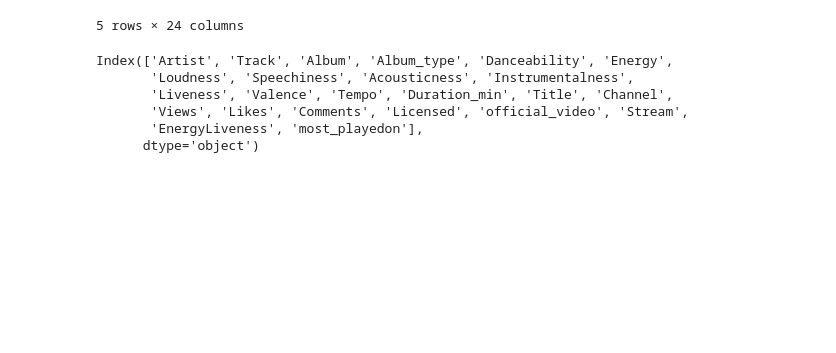
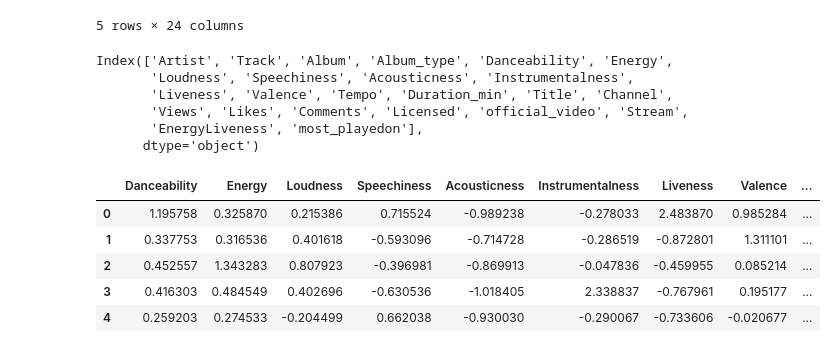
Before and after one commit to jbouniol/ml-project-spotify, a Jupyter notebook: Notebook/Model_Jo.ipynb, the cells around one changed output. Saved outputs shown, nothing was run; the diff lists cells and outputs as text; code cells hidden in the pictures; blank space fills up the shorter version.

```diff
--- a/Notebook/Model_Jo.ipynb
+++ b/Notebook/Model_Jo.ipynb
@@ -33,3 +33,22 @@ Index(['Artist', 'Track', 'Album', 'Album_type', 'Danceability', 'Energy',
        'Views', 'Likes', 'Comments', 'Licensed', 'official_video', 'Stream',
        'EnergyLiveness', 'most_playedon'],
       dtype='object')
+# %%
+#Scaling the data to make it easier to work with
+from sklearn.preprocessing import StandardScaler
+
+scaler = StandardScaler()
+numeric_columns = ['Danceability', 'Energy', 'Loudness', 'Speechiness', 'Acousticness',
+				  'Instrumentalness', 'Liveness', 'Valence', 'Tempo', 'Duration_min',
+				  'Views', 'Likes', 'Comments', 'Stream', 'EnergyLiveness']
+spotify_scaled = scaler.fit_transform(spotify[numeric_columns])
+spotify_scaled = pd.DataFrame(spotify_scaled, columns=numeric_columns)
+
+spotify_scaled.head()
+# %% [output]
+|  | Danceability | Energy | Loudness | Speechiness | Acousticness | Instrumentalness | Liveness | Valence | ... |
+| 0 | 1.195758 | 0.325870 | 0.215386 | 0.715524 | -0.989238 | -0.278033 | 2.483870 | 0.985284 | ... |
+| 1 | 0.337753 | 0.316536 | 0.401618 | -0.593096 | -0.714728 | -0.286519 | -0.872801 | 1.311101 | ... |
+| 2 | 0.452557 | 1.343283 | 0.807923 | -0.396981 | -0.869913 | -0.047836 | -0.459955 | 0.085214 | ... |
+| 3 | 0.416303 | 0.484549 | 0.402696 | -0.630536 | -1.018405 | 2.338837 | -0.767961 | 0.195177 | ... |
+| 4 | 0.259203 | 0.274533 | -0.204499 | 0.662038 | -0.930030 | -0.290067 | -0.733606 | -0.020677 | ... |
```
Also changed, not shown: parts of 8 cells of this notebook.
